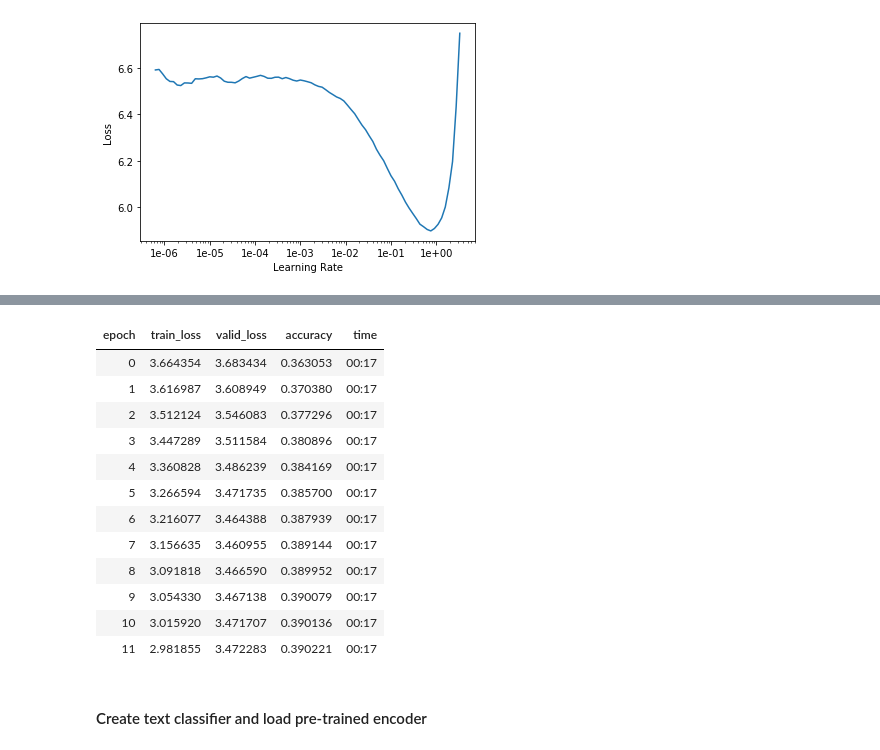
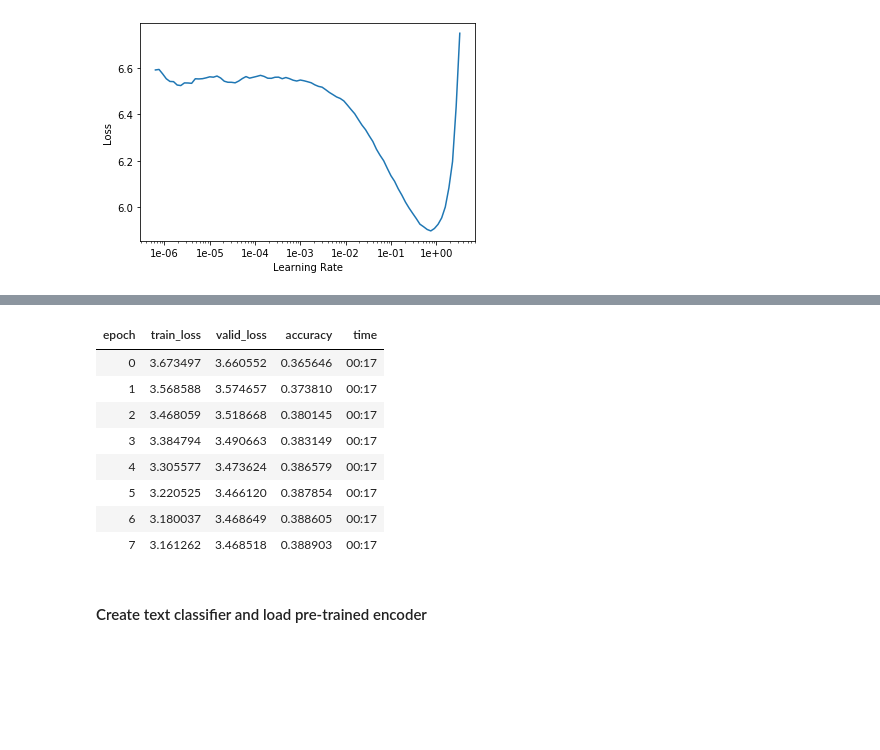
Before and after one commit to Sylar257/Non-English-language-NLP, a Jupyter notebook: Vietnamese Sentiment Analysis.ipynb, the cells around one changed output, grey strips where cells are left out. Saved outputs shown, nothing was run; the diff lists cells and outputs as text; code cells hidden in the pictures; blank space fills up the shorter version.

```diff
--- a/Vietnamese Sentiment Analysis.ipynb
+++ b/Vietnamese Sentiment Analysis.ipynb
@@ -295,20 +295,16 @@ LR Finder is complete, type {learner_name}.recorder.plot() to see the graph.
 # %%
 lr = 2e-3
-learn_lm.fit_one_cycle(12, lr, moms=(0.8,0.7))
+learn_lm.fit_one_cycle(8, lr, moms=(0.8,0.7))
 # %% [output]
 | epoch | train_loss | valid_loss | accuracy | time |
-| 0 | 3.664354 | 3.683434 | 0.363053 | 00:17 |
-| 1 | 3.616987 | 3.608949 | 0.370380 | 00:17 |
-| 2 | 3.512124 | 3.546083 | 0.377296 | 00:17 |
-| 3 | 3.447289 | 3.511584 | 0.380896 | 00:17 |
-| 4 | 3.360828 | 3.486239 | 0.384169 | 00:17 |
-| 5 | 3.266594 | 3.471735 | 0.385700 | 00:17 |
-| 6 | 3.216077 | 3.464388 | 0.387939 | 00:17 |
-| 7 | 3.156635 | 3.460955 | 0.389144 | 00:17 |
-| 8 | 3.091818 | 3.466590 | 0.389952 | 00:17 |
-| 9 | 3.054330 | 3.467138 | 0.390079 | 00:17 |
-| 10 | 3.015920 | 3.471707 | 0.390136 | 00:17 |
-| 11 | 2.981855 | 3.472283 | 0.390221 | 00:17 |
+| 0 | 3.673497 | 3.660552 | 0.365646 | 00:17 |
+| 1 | 3.568588 | 3.574657 | 0.373810 | 00:17 |
+| 2 | 3.468059 | 3.518668 | 0.380145 | 00:17 |
+| 3 | 3.384794 | 3.490663 | 0.383149 | 00:17 |
+| 4 | 3.305577 | 3.473624 | 0.386579 | 00:17 |
+| 5 | 3.220525 | 3.466120 | 0.387854 | 00:17 |
+| 6 | 3.180037 | 3.468649 | 0.388605 | 00:17 |
+| 7 | 3.161262 | 3.468518 | 0.388903 | 00:17 |
 # %%
 # now we will save the fine-tuned language model and its encoder seperately
 # later when constructing the classifier we will only be using the fine-tuned encoder
```
Also changed, not shown: parts of 14 cells of this notebook, 1 other file.
